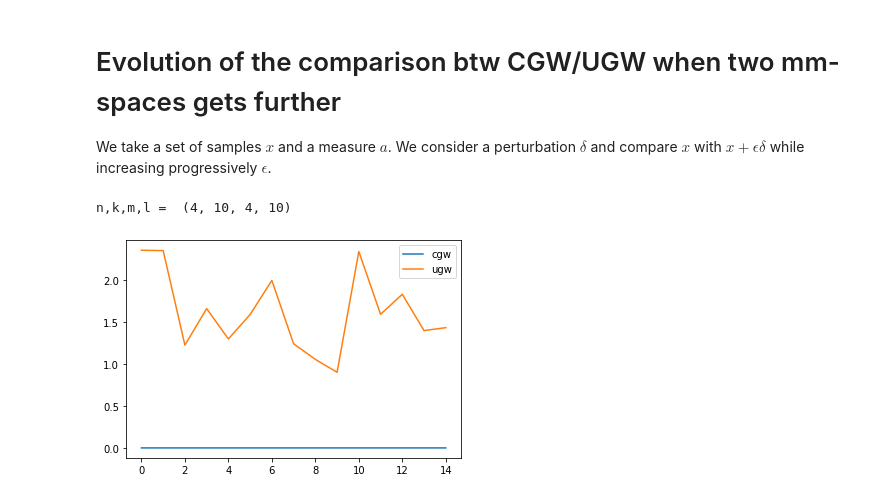
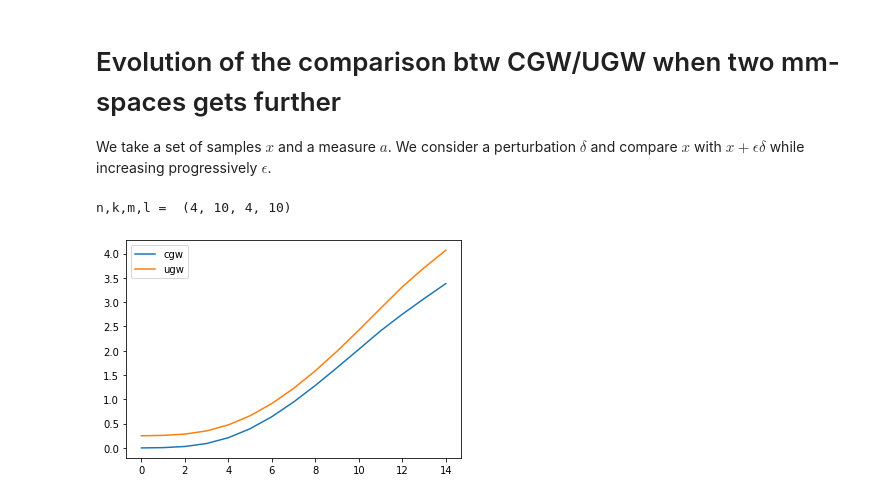
Before and after one commit to thibsej/unbalanced_gromov_wasserstein, a Jupyter notebook: conic/Conic-GW.ipynb, the cells around one changed output. Saved outputs shown, nothing was run; the diff lists cells and outputs as text; code cells hidden in the pictures.

```diff
--- a/conic/Conic-GW.ipynb
+++ b/conic/Conic-GW.ipynb
@@ -335,10 +340,9 @@ DX = distmat(x,x)
 DY = distmat(y,y)
 
 # conic kernel
-rmax = np.sqrt( np.max(a) )
-smax = np.sqrt( np.max(b) )
+rmax = np.sqrt(np.max(np.concatenate((a,b))))
 R = np.linspace(0,rmax,k)
-S = np.linspace(0,smax,l)
+S = np.linspace(0,rmax,l)
 K = CGW_Kernel(DX,DY,R,S)
 
 # Number of random runs
@@ -346,7 +350,15 @@ niter = 7
 nruns = 10
 
 # run CGW
-CGWcost,CGWcost_list = Solve_CGW(K, R, S, n,k,m,l, niter,nruns,verbose=False)
-UGWcost,UGWcost_list = Solve_UGW(DX,DY,a,b,nruns,verbose=False)
-print(f" CGWcost = {CGWcost} / UGWcost = {UGWcost}")
+cgw, ugw = np.zeros(nruns), np.zeros(nruns)
+for it in range(nruns):
+    init = np.random.exponential(scale=1.0, size=(n,k,m,l))
+    init = init / np.sum(init.flatten())
+    cgw[it], _ = Solve_CGW(K,R, S, n,k,m,l, init, niter, verbose=False)
+
+    law = torch.distributions.exponential.Exponential(torch.tensor([1.0]))
+    pi0 = law.sample((n,m)).reshape((n,m))
+    pi0 = pi0/torch.sum(pi0)
+    ugw[it] = Solve_UGW(DX,DY,a,b, pi0,verbose=False)
+print(f" CGWcost = {np.min(cgw)} / UGWcost = {np.min(ugw)}")
 # %% [output]
@@ -363,39 +375,64 @@ l = k
 print("n,k,m,l = ", (n,k,m,l))
 
 # generate random points and metrics
 d = 2
 a = (np.random.exponential(scale=1.0, size=n))
 b = a
 x = np.random.rand(d,n)
 delta = np.random.normal(size=(d,n))
 
 # Number of random runs
 niter = 7
 nruns = 20
 nsteps = 15
-eps = 0.001 * np.linspace(0,1,num=nsteps)
+eps = np.linspace(0,1,num=nsteps)
 val_cgw, val_ugw = np.zeros(nsteps), np.zeros(nsteps)
 
 for i in range(nsteps):
     DX = distmat(x,x)
     DY = distmat(x + eps[i] * delta, x + eps[i] * delta)
 
     # conic kernel
-    rmax = np.sqrt( np.max(a) )
-    smax = np.sqrt( np.max(b) )
+    rmax = np.sqrt(np.max(np.concatenate((a,b))))
     R = np.linspace(0,rmax,k)
-    S = np.linspace(0,smax,l)
+    S = np.linspace(0,rmax,l)
     K = CGW_Kernel(DX,DY,R,S)
 
     # run CGW
-    val_cgw[i], _ = Solve_CGW(K, R, S, n,k,m,l, niter,nruns,verbose=False)
-    val_ugw[i], _ = Solve_UGW(DX,DY,a,b,nruns,verbose=False)
+    cgw, ugw = np.zeros(2 * nruns + 1), np.zeros(2 * nruns + 1)
+    for it in range(nruns):
+        init = np.random.exponential(scale=1.0, size=(n,k,m,l))
+        init = init / np.sum(init.flatten())
+        cgw[it], _ = Solve_CGW(K,R, S, n,k,m,l, init, niter, verbose=False)
+
+        law = torch.distributions.exponential.Exponential(torch.tensor([1.0]))
+        pi0 = law.sample((n,m)).reshape((n,m))
+        pi0 = pi0/torch.sum(pi0)
+        ugw[it] = Solve_UGW(DX,DY,a,b, pi0,verbose=False)
+
+    for it in range(nruns):
+        init = np.eye(n)[np.random.permutation(n),:]
+        pi0 = torch.from_numpy(init).float()
+        init = np.tile(init[:,None,:,None], (1,k,1,l))
+        cgw[nruns + it], _ = Solve_CGW(K,R, S, n,k,m,l, init, niter, verbose=False)
+
+        ugw[nruns + it] = Solve_UGW(DX,DY,a,b, pi0,verbose=False)
+
+    init = np.eye(n)
+    pi0 = torch.from_numpy(init).float()
+    init = np.tile(init[:,None,:,None], (1,k,1,l))
+    cgw[-1], _ = Solve_CGW(K,R, S, n,k,m,l, init, niter, verbose=False)
+
+    ugw[-1] = Solve_UGW(DX,DY,a,b, pi0,verbose=False)
+
+    val_cgw[i] = np.min(cgw)
+    val_ugw[i] = np.min(ugw)
 
 # Plot results
-plt.plot(val_cgw, label='cgw')
-plt.plot(val_ugw, label='ugw')
+plt.plot(eps, val_cgw, label='cgw')
+plt.plot(eps, val_ugw, label='ugw')
 plt.legend()
 plt.show()
 # %% [output]
 n,k,m,l =  (4, 10, 4, 10)
-[figure, old version]
+[figure, new version]
```
Also changed, not shown: parts of 13 cells of this notebook.
